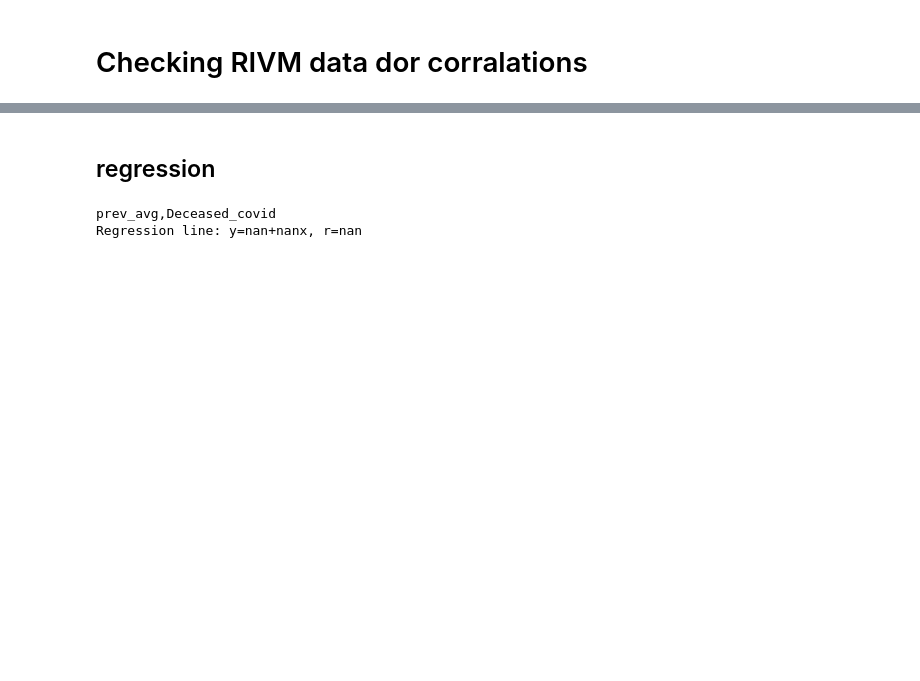
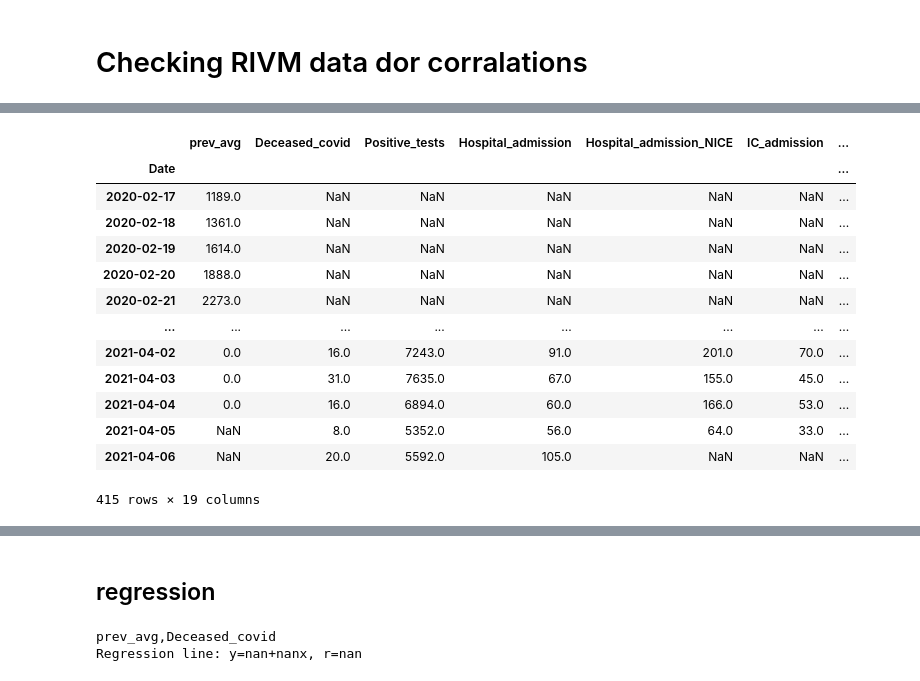
Before and after one commit to cjvanzwol/notebooks, a Jupyter notebook: Covid/RIVM correlation.ipynb, the cells around one changed output, grey strips where cells are left out. Saved outputs shown, nothing was run; the diff lists cells and outputs as text; code cells hidden in the pictures; blank space fills up the shorter version.

```diff
--- a/Covid/RIVM correlation.ipynb
+++ b/Covid/RIVM correlation.ipynb
@@ -27,0 +29,24 @@ dataframe for RIVM data created: rivm
+# %%
+rivm_per_day.drop(columns=['prev_low',
+                   'prev_up',
+                   'Hospital_admission_NICE_notification',
+                   'IC_admission_notification',
+                   'Rt_low',
+                   'Rt_up'], inplace=True)
+rivm_per_day.dropna(inplace=True)
+rivm_per_day
+# %% [output]
+|  | prev_avg | Deceased_covid | Positive_tests | Hospital_admission | Hospital_admission_NICE | IC_admission | ... |
+| Date |  |  |  |  |  |  | ... |
+| 2020-02-17 | 1189.0 | NaN | NaN | NaN | NaN | NaN | ... |
+| 2020-02-18 | 1361.0 | NaN | NaN | NaN | NaN | NaN | ... |
+| 2020-02-19 | 1614.0 | NaN | NaN | NaN | NaN | NaN | ... |
+| 2020-02-20 | 1888.0 | NaN | NaN | NaN | NaN | NaN | ... |
+| 2020-02-21 | 2273.0 | NaN | NaN | NaN | NaN | NaN | ... |
+| ... | ... | ... | ... | ... | ... | ... | ... |
+| 2021-04-02 | 0.0 | 16.0 | 7243.0 | 91.0 | 201.0 | 70.0 | ... |
+| 2021-04-03 | 0.0 | 31.0 | 7635.0 | 67.0 | 155.0 | 45.0 | ... |
+| 2021-04-04 | 0.0 | 16.0 | 6894.0 | 60.0 | 166.0 | 53.0 | ... |
+| 2021-04-05 | NaN | 8.0 | 5352.0 | 56.0 | 64.0 | 33.0 | ... |
+| 2021-04-06 | NaN | 20.0 | 5592.0 | 105.0 | NaN | NaN | ... |
+415 rows × 19 columns
```
Also changed, not shown: parts of 7 cells of this notebook, 54 other files.
